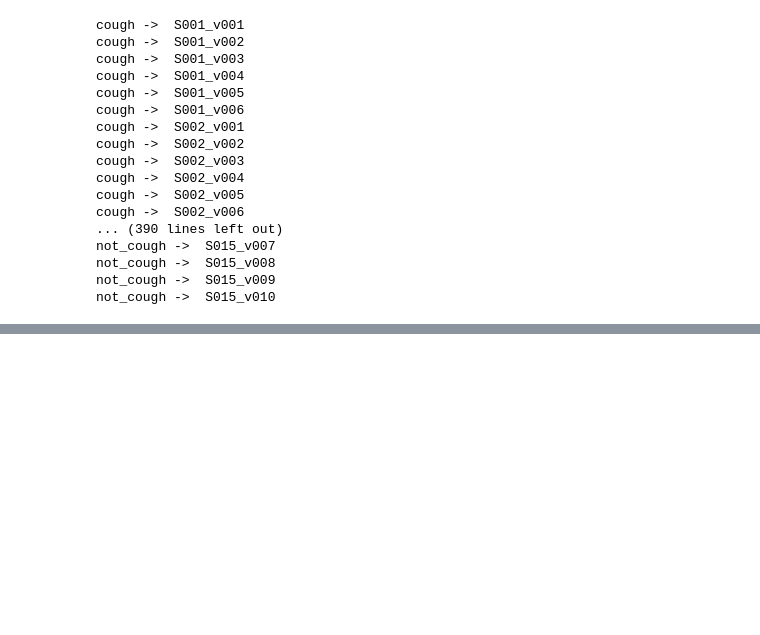
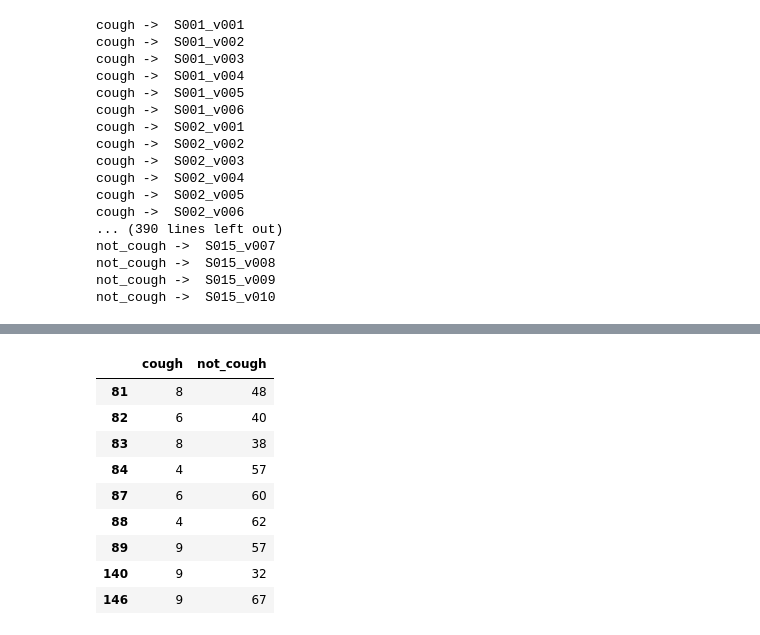
Before and after one commit to khaifahmi99/cough-detection, a Jupyter notebook: Video Preparation 2.ipynb, the cells around one changed output, grey strips where cells are left out. Drawn from its saved outputs; the diff is of its cells as text; code cells hidden in the pictures; blank space fills up the shorter version.

Commit message:
complete frame extraction for X and y (CNN-LSTM)

```diff
--- a/Video Preparation 2.ipynb
+++ b/Video Preparation 2.ipynb
@@ -100,3 +100,21 @@ not_cough ->  S015_v007
 not_cough ->  S015_v008
 not_cough ->  S015_v009
 not_cough ->  S015_v010
+# %%
+vids = df['video_source'].unique()
+
+len_cough_frames = []
+len_not_cough_frames = []
+for vid in vids:
+    frames = os.listdir('./videos_labelled/cough/' + vid)
+    fname = './videos_final/cough/' + vid + '.avi'
+    frames.sort()
+    len_cough_frames.append(len(frames))
+    print('cough ->', vid, '->' , str(len(frames)))
+
+for vid in vids:
+    frames = os.listdir('./videos_labelled/not_cough/' + vid)
+    fname = './videos_final/not_cough/' + vid + '.avi'
+    frames.sort()
+    len_not_cough_frames.append(len(frames))
+    print('not cough ->', vid, '->' , str(len(frames)))
@@ -102,0 +139,17 @@ not_cough ->  S015_v010
+# %%
+stat_df = pd.DataFrame(columns=['cough', 'not_cough'])
+stat_df['cough'] = len_cough_frames
+stat_df['not_cough'] = len_not_cough_frames
+# %%
+stat_df[stat_df['cough'] < 10]
+# %% [output]
+|  | cough | not_cough |
+| 81 | 8 | 48 |
+| 82 | 6 | 40 |
+| 83 | 8 | 38 |
+| 84 | 4 | 57 |
+| 87 | 6 | 60 |
+| 88 | 4 | 62 |
+| 89 | 9 | 57 |
+| 140 | 9 | 32 |
+| 146 | 9 | 67 |
```
Also changed, not shown: parts of 1 cell of this notebook, 1 other file.
